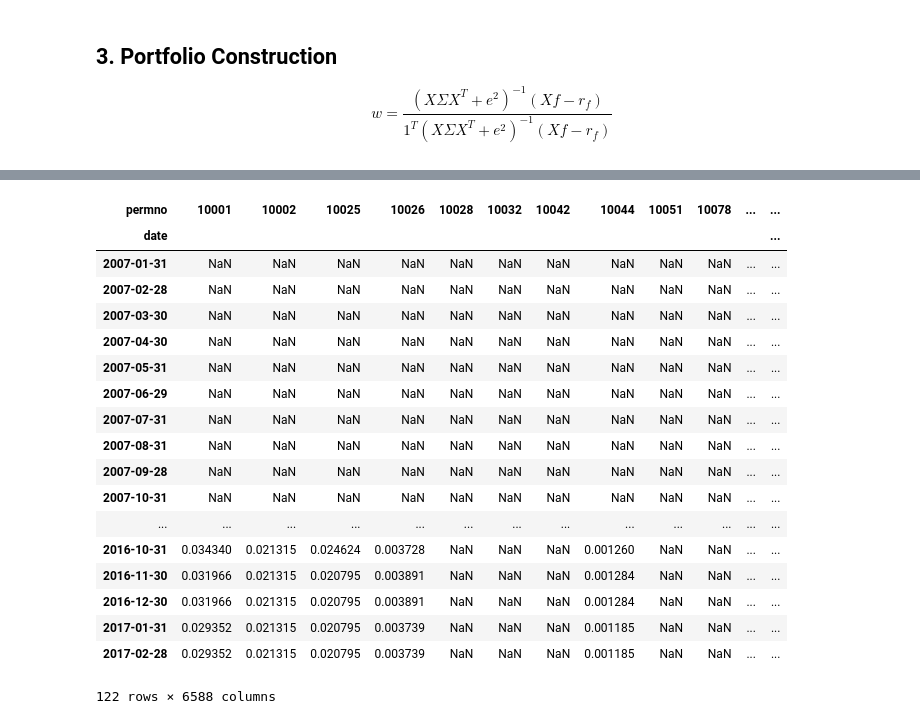
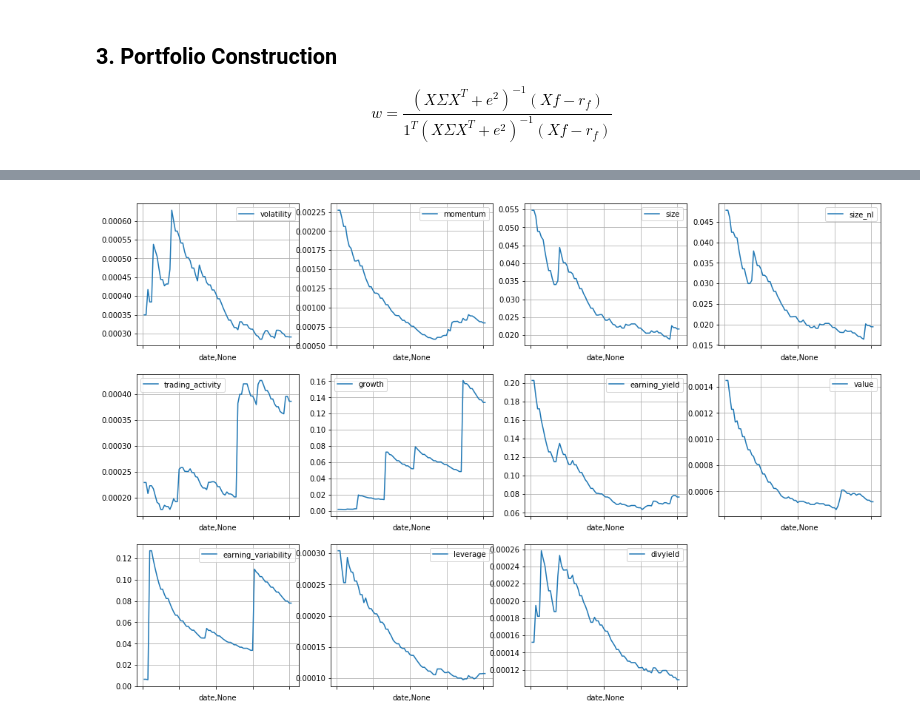
Before and after one commit to icelord91/mf803_proj_barra, a Jupyter notebook: manuscript.ipynb, the cells around one changed output, grey strips where cells are left out. Drawn from its saved outputs; the diff is of its cells as text; code cells hidden in the pictures.

```diff
--- a/manuscript.ipynb
+++ b/manuscript.ipynb
@@ -259,22 +243,11 @@ for date, _X in X.groupby(level=1):
-# %%
-e.ewm(halflife=12, min_periods=0, axis=0).var()
-# %% [output]
-| permno | 10001 | 10002 | 10025 | 10026 | 10028 | 10032 | 10042 | 10044 | 10051 | 10078 | ... | ... |
-| date |  |  |  |  |  |  |  |  |  |  |  | ... |
-| 2007-01-31 | NaN | NaN | NaN | NaN | NaN | NaN | NaN | NaN | NaN | NaN | ... | ... |
-| 2007-02-28 | NaN | NaN | NaN | NaN | NaN | NaN | NaN | NaN | NaN | NaN | ... | ... |
-| 2007-03-30 | NaN | NaN | NaN | NaN | NaN | NaN | NaN | NaN | NaN | NaN | ... | ... |
-| 2007-04-30 | NaN | NaN | NaN | NaN | NaN | NaN | NaN | NaN | NaN | NaN | ... | ... |
-| 2007-05-31 | NaN | NaN | NaN | NaN | NaN | NaN | NaN | NaN | NaN | NaN | ... | ... |
-| 2007-06-29 | NaN | NaN | NaN | NaN | NaN | NaN | NaN | NaN | NaN | NaN | ... | ... |
-| 2007-07-31 | NaN | NaN | NaN | NaN | NaN | NaN | NaN | NaN | NaN | NaN | ... | ... |
-| 2007-08-31 | NaN | NaN | NaN | NaN | NaN | NaN | NaN | NaN | NaN | NaN | ... | ... |
-| 2007-09-28 | NaN | NaN | NaN | NaN | NaN | NaN | NaN | NaN | NaN | NaN | ... | ... |
-| 2007-10-31 | NaN | NaN | NaN | NaN | NaN | NaN | NaN | NaN | NaN | NaN | ... | ... |
-| ... | ... | ... | ... | ... | ... | ... | ... | ... | ... | ... | ... | ... |
-| 2016-10-31 | 0.034340 | 0.021315 | 0.024624 | 0.003728 | NaN | NaN | NaN | 0.001260 | NaN | NaN | ... | ... |
-| 2016-11-30 | 0.031966 | 0.021315 | 0.020795 | 0.003891 | NaN | NaN | NaN | 0.001284 | NaN | NaN | ... | ... |
-| 2016-12-30 | 0.031966 | 0.021315 | 0.020795 | 0.003891 | NaN | NaN | NaN | 0.001284 | NaN | NaN | ... | ... |
-| 2017-01-31 | 0.029352 | 0.021315 | 0.020795 | 0.003739 | NaN | NaN | NaN | 0.001185 | NaN | NaN | ... | ... |
-| 2017-02-28 | 0.029352 | 0.021315 | 0.020795 | 0.003739 | NaN | NaN | NaN | 0.001185 | NaN | NaN | ... | ... |
-122 rows × 6588 columns
+# %%
+sig = f.ewm(halflife=60, min_periods=12).cov()
+# %%
+fig = plt.figure(figsize=(18, 12))
+i = 0
+for factor in factors:
+    i = i + 1
+    ax = fig.add_subplot(3, 4, i)
+    sig.loc[(l, factor), factor].plot(ax=ax, legend=True, grid=True)
+# %% [output]
+[figure, added]
```
Also changed, not shown: parts of 10 cells of this notebook.
